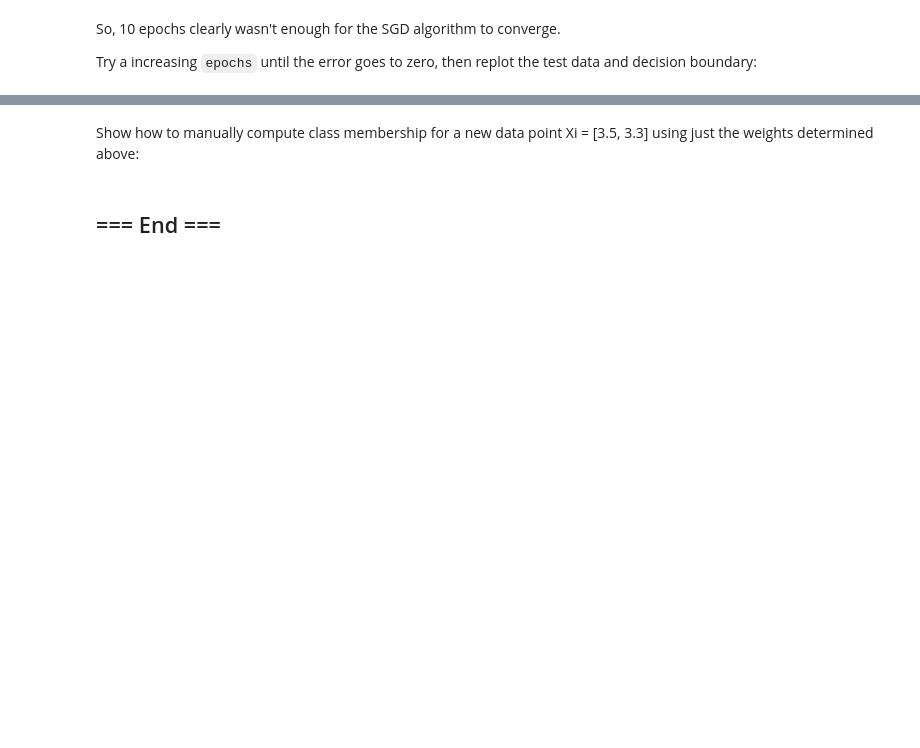
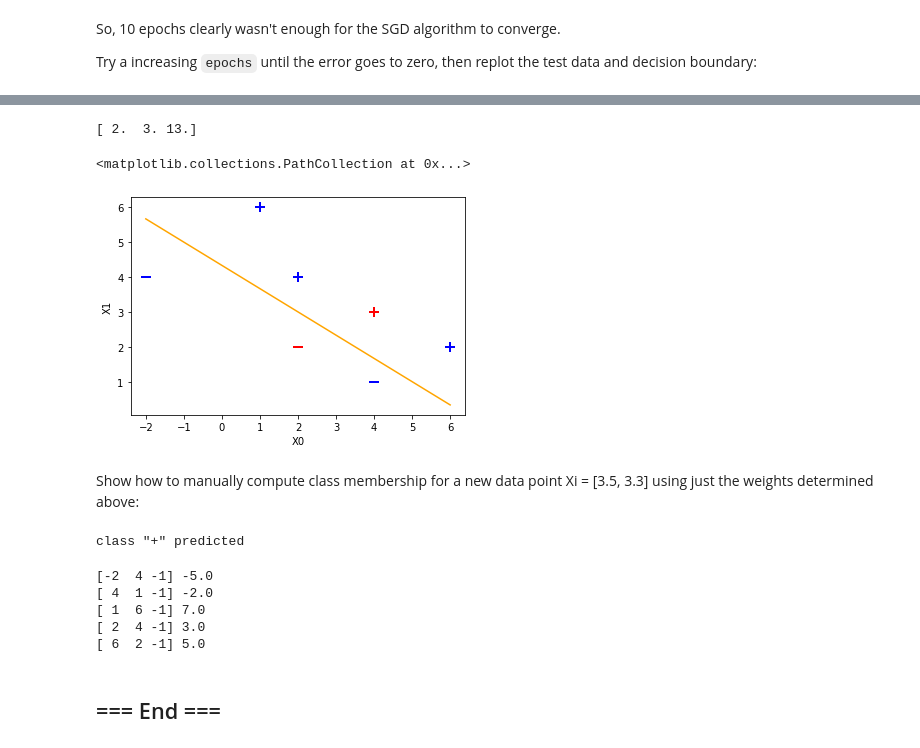
Before and after one commit to cliviaK/IOD, a Jupyter notebook: Jupyter_lab/Module5/Lab 5-20220712T082608Z-001/Lab 5/IOD_Lab 5.2.ipynb, the cells around one changed output, grey strips where cells are left out. Drawn from its saved outputs; the diff is of its cells as text; code cells hidden in the pictures; blank space fills up the shorter version.

```diff
--- a/Jupyter_lab/Module5/Lab 5-20220712T082608Z-001/Lab 5/IOD_Lab 5.2.ipynb
+++ b/Jupyter_lab/Module5/Lab 5-20220712T082608Z-001/Lab 5/IOD_Lab 5.2.ipynb
@@ -127,2 +143,16 @@ Try a increasing `epochs` until the error goes to zero, then replot the test dat
+# %%
+# replot
+plotData(X)
+w = perceptron_sgd(X, y, epochs = 15)
+print(w)
+plotHyperplane(w)
+
+# Test samples:
+plt.scatter(2, 2, s = 120, marker = '_', linewidths = 2, color = 'red')
+plt.scatter(4, 3, s = 120, marker = '+', linewidths = 2, color = 'red')
+# %% [output]
+[ 2.  3. 13.]
+<matplotlib.collections.PathCollection at 0x...>
+[figure, added]
 # %% [markdown]
 Show how to manually compute class membership for a new data point Xi = [3.5, 3.3] using just the weights determined above:
@@ -131,7 +159,31 @@ Show how to manually compute class membership for a new data point Xi = [3.5, 3.
+# %%
+def classType(Xi, wt):
+    Xi.append(-1)
+    test = np.dot(Xi, wt)
+    if (test) > 0:
+        print('class "+" predicted')
+    elif (test) < 0:
+        print('class "-" predicted')
+    else:
+        print('edge case: class "+" predicted')
+
+Xi = [3.5, 3.3]
+classType(Xi, w)
+# %% [output]
+class "+" predicted
 # %%
 #TEST: make sure the training data get correctly classified:
 
 #?
+# %%
+for i, x in enumerate(X):
+    print(X[i], np.dot(X[i], w))
+# %% [output]
+[-2  4 -1] -5.0
+[ 4  1 -1] -2.0
+[ 1  6 -1] 7.0
+[ 2  4 -1] 3.0
+[ 6  2 -1] 5.0
 # %% [markdown]
 ## === End ===
 # %% [markdown]
```
Also changed, not shown: parts of 8 cells of this notebook, 7 other files.
